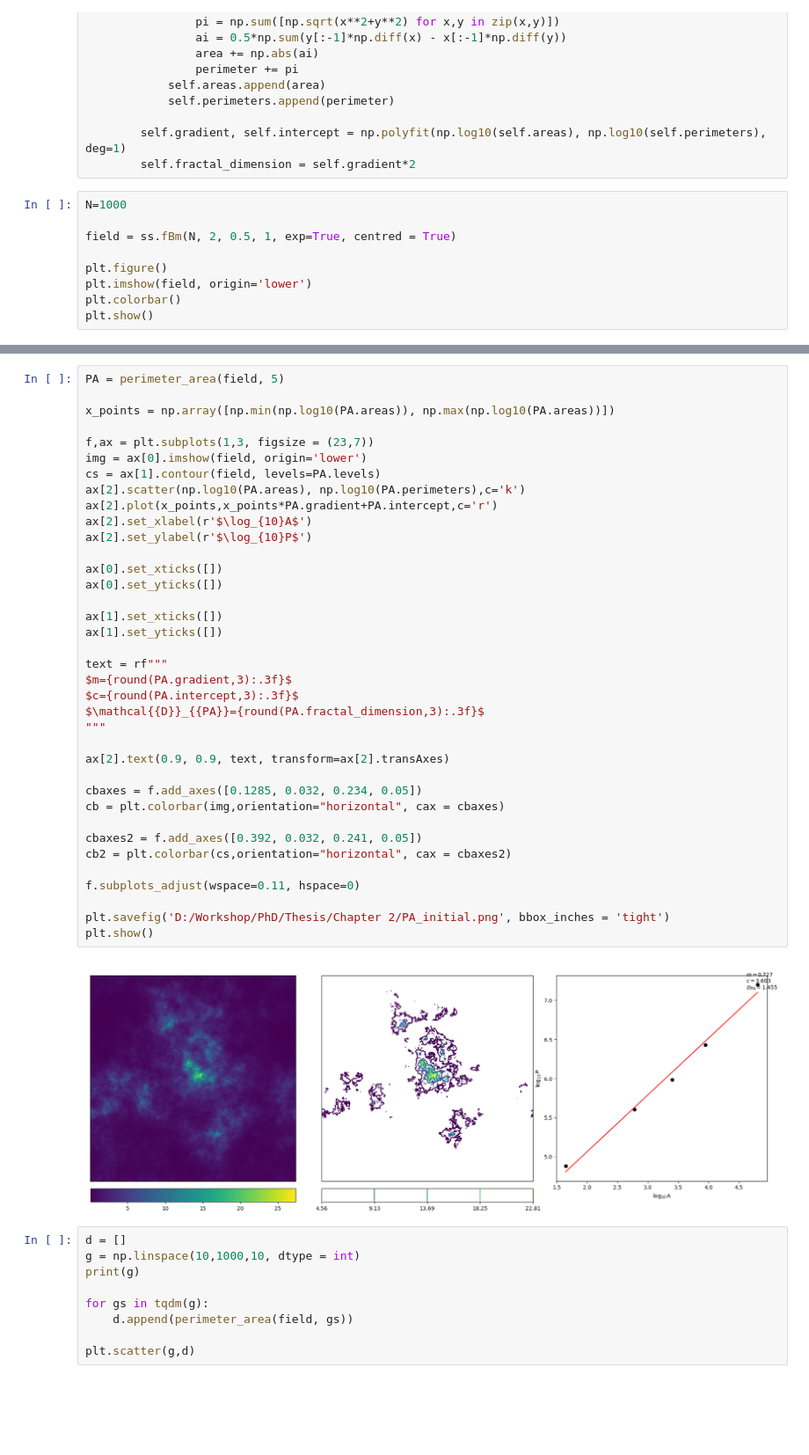
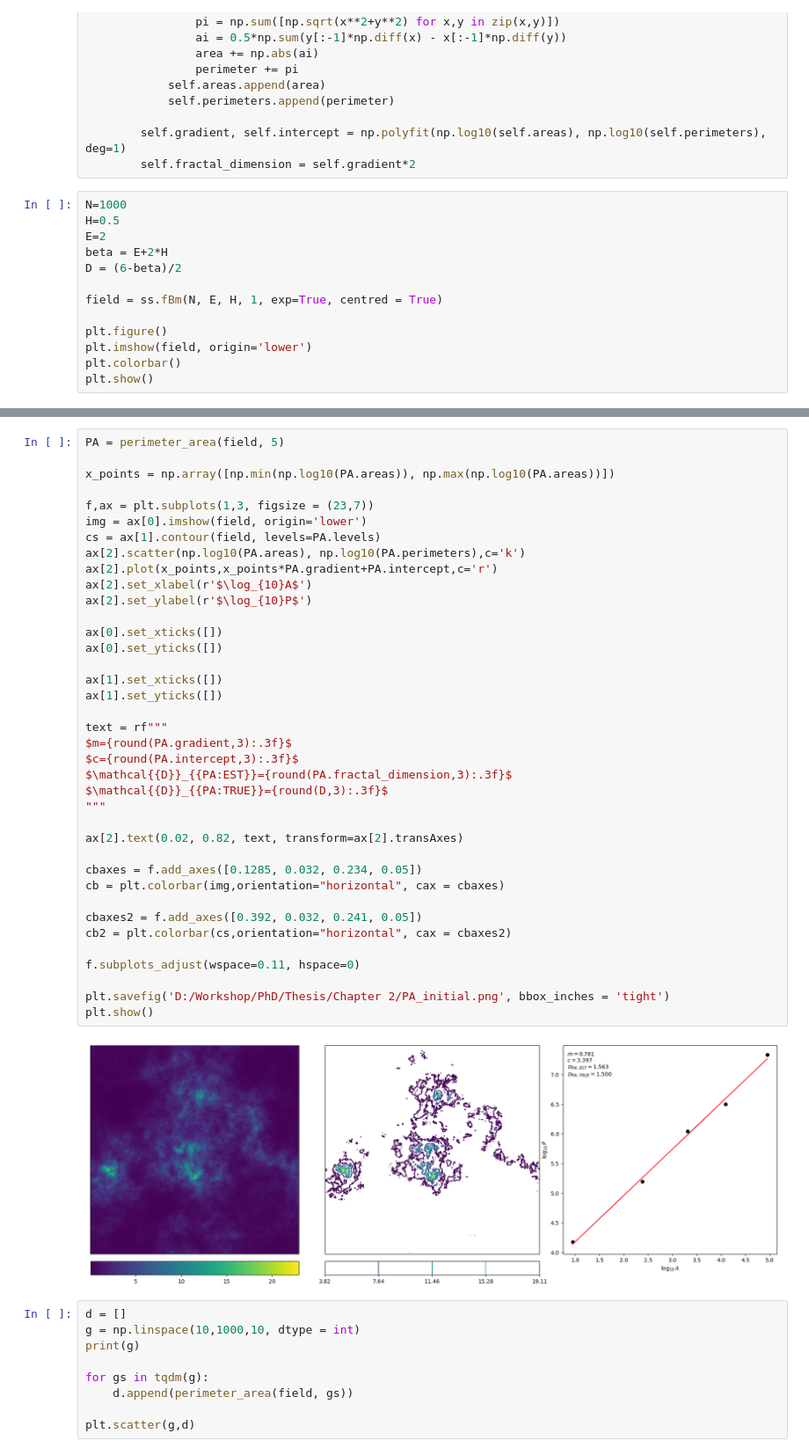
Before and after one commit to MBates92/thesis-images, a Jupyter notebook: PA Fractal Dimension.ipynb, the cells around one changed output, grey strips where cells are left out. Shown at 88% size. Saved outputs shown, nothing was run; the diff lists cells and outputs as text; blank space fills up the shorter version.

```diff
--- a/PA Fractal Dimension.ipynb
+++ b/PA Fractal Dimension.ipynb
@@ -35,8 +35,12 @@ class perimeter_area():
         self.fractal_dimension = self.gradient*2
 # %%
 N=1000
+H=0.5
+E=2
+beta = E+2*H
+D = (6-beta)/2
 
-field = ss.fBm(N, 2, 0.5, 1, exp=True, centred = True)
+field = ss.fBm(N, E, H, 1, exp=True, centred = True)
 
 plt.figure()
 plt.imshow(field, origin='lower')
@@ -53,36 +57,37 @@ f,ax = plt.subplots(1,3, figsize = (23,7))
 img = ax[0].imshow(field, origin='lower')
 cs = ax[1].contour(field, levels=PA.levels)
 ax[2].scatter(np.log10(PA.areas), np.log10(PA.perimeters),c='k')
 ax[2].plot(x_points,x_points*PA.gradient+PA.intercept,c='r')
 ax[2].set_xlabel(r'$\log_{10}A$')
 ax[2].set_ylabel(r'$\log_{10}P$')
 
 ax[0].set_xticks([])
 ax[0].set_yticks([])
 
 ax[1].set_xticks([])
 ax[1].set_yticks([])
 
 text = rf"""
 $m={round(PA.gradient,3):.3f}$
 $c={round(PA.intercept,3):.3f}$
-$\mathcal{{D}}_{{PA}}={round(PA.fractal_dimension,3):.3f}$
+$\mathcal{{D}}_{{PA:EST}}={round(PA.fractal_dimension,3):.3f}$
+$\mathcal{{D}}_{{PA:TRUE}}={round(D,3):.3f}$
 """
 
-ax[2].text(0.9, 0.9, text, transform=ax[2].transAxes)
+ax[2].text(0.02, 0.82, text, transform=ax[2].transAxes)
 
 cbaxes = f.add_axes([0.1285, 0.032, 0.234, 0.05])
 cb = plt.colorbar(img,orientation="horizontal", cax = cbaxes)
 
 cbaxes2 = f.add_axes([0.392, 0.032, 0.241, 0.05])
 cb2 = plt.colorbar(cs,orientation="horizontal", cax = cbaxes2)
 
 f.subplots_adjust(wspace=0.11, hspace=0)
 
 plt.savefig('D:/Workshop/PhD/Thesis/Chapter 2/PA_initial.png', bbox_inches = 'tight')
 plt.show()
 # %% [output]
-[figure, old version]
+[figure, new version]
 # %%
 d = []
 g = np.linspace(10,1000,10, dtype = int)
```
Also changed, not shown: parts of 1 cell of this notebook, 2 other files.
